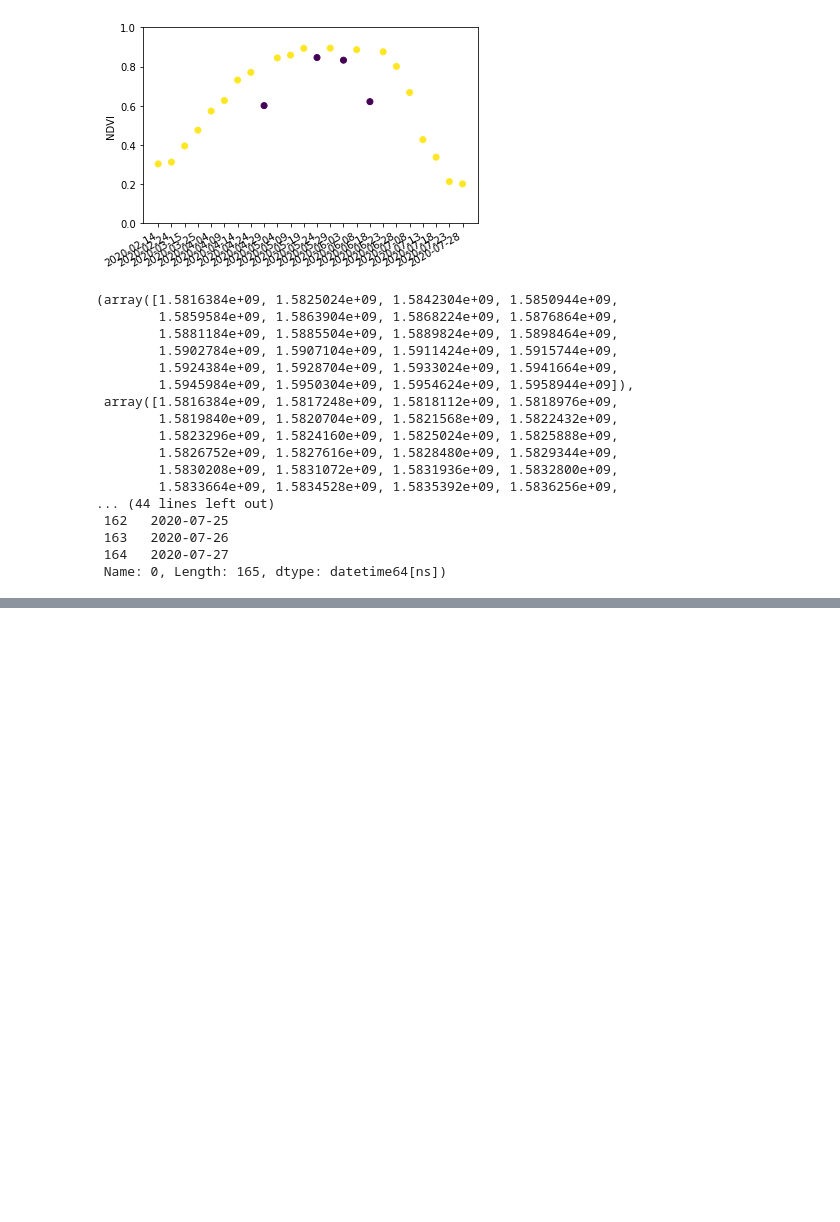
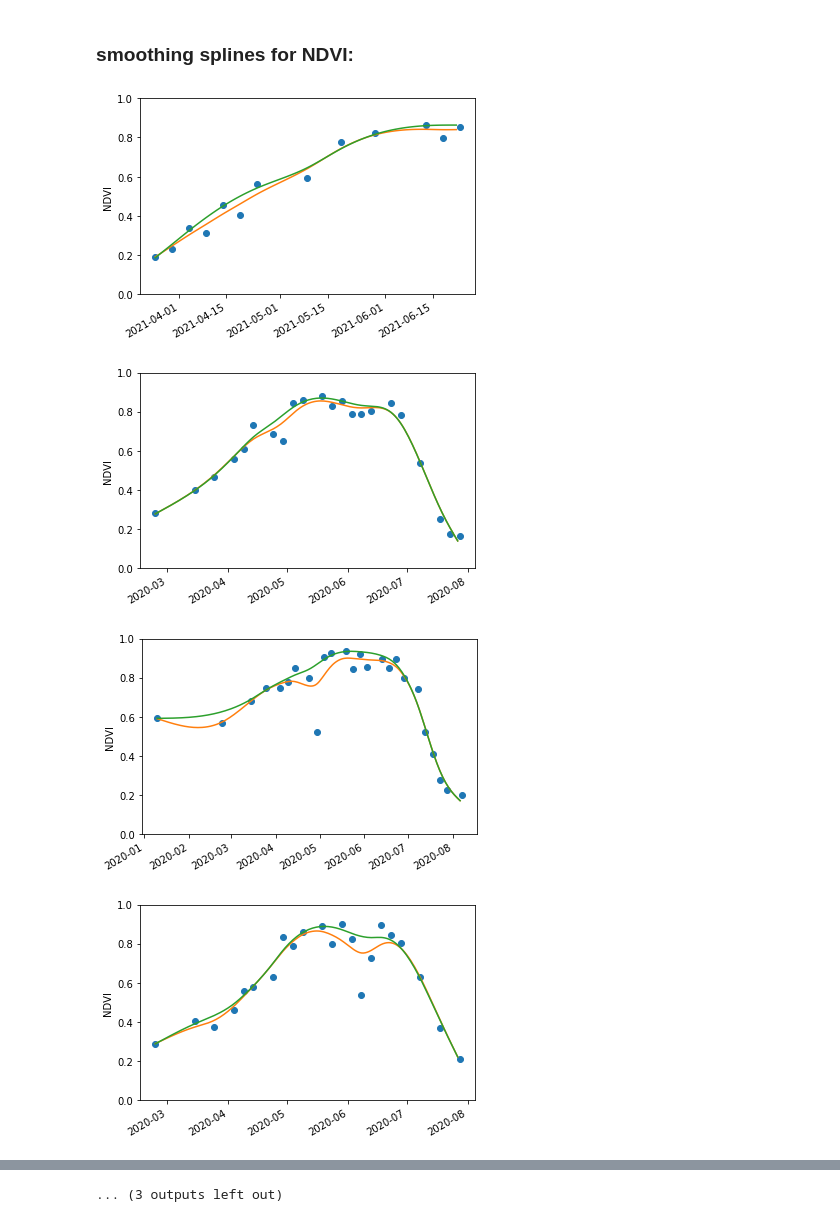
Before and after one commit to LGraz/MasterThesis-Code, a Jupyter notebook: pixel_class.ipynb, the cells around one changed output, grey strips where cells are left out. Saved outputs shown, nothing was run; the diff lists cells and outputs as text; code cells hidden in the pictures; blank space fills up the shorter version.

Commit message:
now: pixel class supports smoothing splines (with filter option)

```diff
--- a/pixel_class.ipynb
+++ b/pixel_class.ipynb
@@ -95,54 +26,23 @@ def random_pixel(d_cov, d_met, d_yie, n=1):
-# %%
-temp = random_pixel(d_cov, d_met, d_yie, n=2)[0]
-# %%
-# temp = random_pixel(d_cov, d_met, d_yie, n=2)[0]
-temp.get_ndvi()dateSeries
-temp.filter("ndvi_min")
-temp.plot_ndvi()
-# %% [output]
-[figure, removed]
-# %%
-from datetime import datetime
-np.random.seed(1234)
-self = temp
-x = self.cov.date
-y = self.ndvi
-
-## Function which helps with different time-formats
-##    Converts pandas 'dateSeries' to unix time and provides
-##    unix-numpy and pandas series with ´step´-seconds
-##  Output:
-##    'pd_date in unix-numpy array',
-##    'unix-numpy series with `step`-increase',
-##    'pandas-series with `step`-increase'
-##  Default: increase of one day
-def unix_std_date(pd_date, step=24*3600):
-    # convert to unix
-    x = pd.to_datetime(pd_date).astype(int) / 10**9
-    x = x.to_numpy()
-    # get equaliy spaced dates
-    xs_np = np.arange(x.min(), x.max(), step) # each day
-    # convert from unix to %Y-%m-%d
-    xs_pd = pd.DataFrame(xs_np * 10**9)
-    xs_pd = pd.to_datetime(xs_pd[0], format="%Y-%m-%d")
-    return x, xs_np, xs_pd
-
-unix_std_date(temp.cov.date)
-# %% [output]
-(array([1.5816384e+09, 1.5825024e+09, 1.5842304e+09, 1.5850944e+09,
-        1.5859584e+09, 1.5863904e+09, 1.5868224e+09, 1.5876864e+09,
-        1.5881184e+09, 1.5885504e+09, 1.5889824e+09, 1.5898464e+09,
-        1.5902784e+09, 1.5907104e+09, 1.5911424e+09, 1.5915744e+09,
-        1.5924384e+09, 1.5928704e+09, 1.5933024e+09, 1.5941664e+09,
-        1.5945984e+09, 1.5950304e+09, 1.5954624e+09, 1.5958944e+09]),
- array([1.5816384e+09, 1.5817248e+09, 1.5818112e+09, 1.5818976e+09,
-        1.5819840e+09, 1.5820704e+09, 1.5821568e+09, 1.5822432e+09,
-        1.5823296e+09, 1.5824160e+09, 1.5825024e+09, 1.5825888e+09,
-        1.5826752e+09, 1.5827616e+09, 1.5828480e+09, 1.5829344e+09,
-        1.5830208e+09, 1.5831072e+09, 1.5831936e+09, 1.5832800e+09,
-        1.5833664e+09, 1.5834528e+09, 1.5835392e+09, 1.5836256e+09,
-... (44 lines left out)
- 162   2020-07-25
- 163   2020-07-26
- 164   2020-07-27
- Name: 0, Length: 165, dtype: datetime64[ns])
+# %% [markdown]
+### smoothing splines for NDVI:
+# %%
+# np.random.seed(1)
+smooth = 1e-11/(28*24*3600)
+
+for i in range(15):
+    temp = random_pixel(d_cov, d_met, d_yie, n=1)[0]
+    temp.get_ndvi()
+    temp.plot_ndvi()
+    temp.get_smooting_spline(name="all", smooth=smooth)
+    temp.get_smooting_spline(name="filter", smooth=smooth,
+                             ind_keep=temp.filter("ndvi_min"))
+    temp.plot_step_interpolate(which="all")
+    temp.plot_step_interpolate(which="filter")
+    plt.show()
+
+# print(temp)
+# %% [output]
+[figure, added]
+[figure, added]
+[figure, added]
+[figure, added]
@@ -148,0 +57 @@ unix_std_date(temp.cov.date)
+... (3 outputs left out)
```
Also changed, not shown: parts of 5 cells of this notebook, 3 other files.
